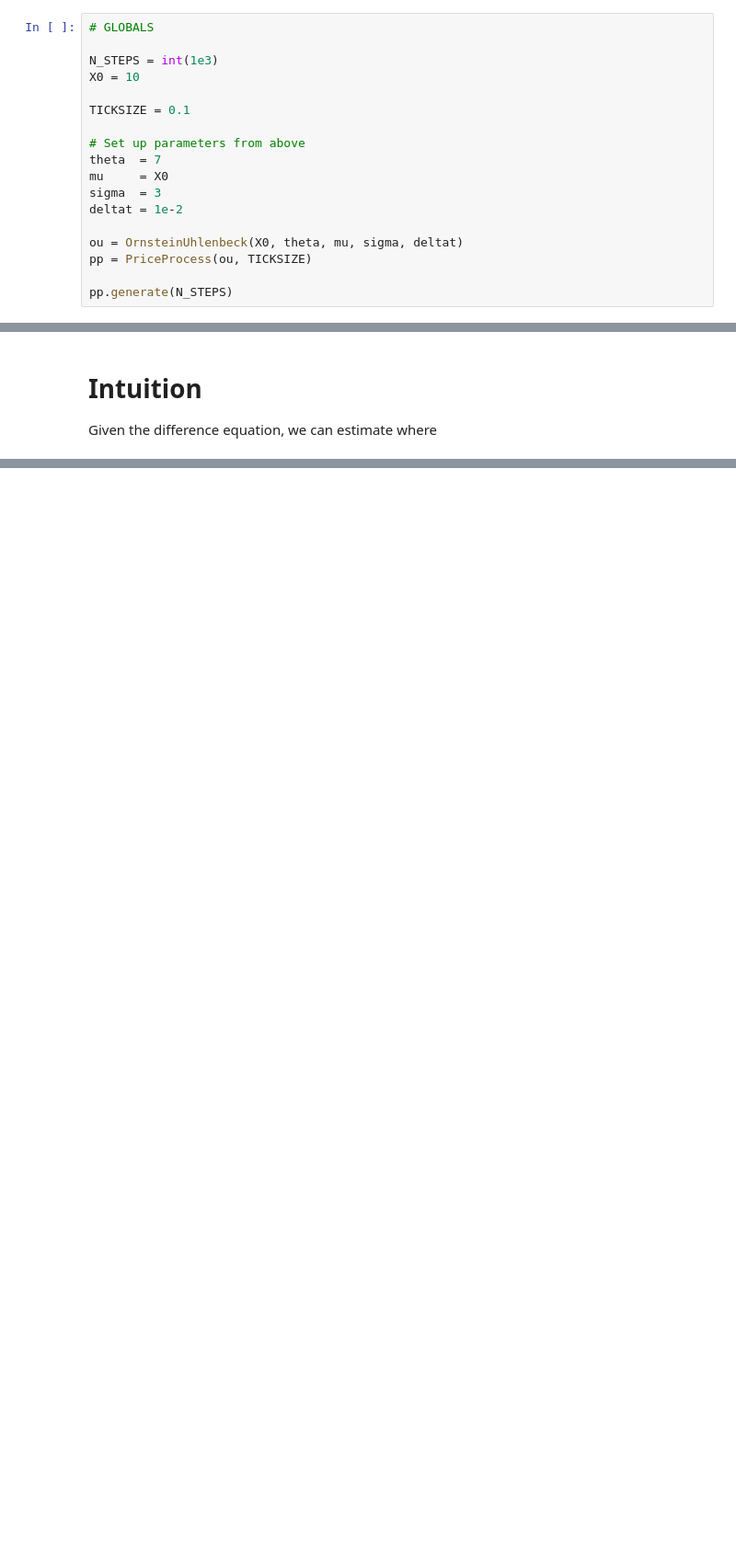
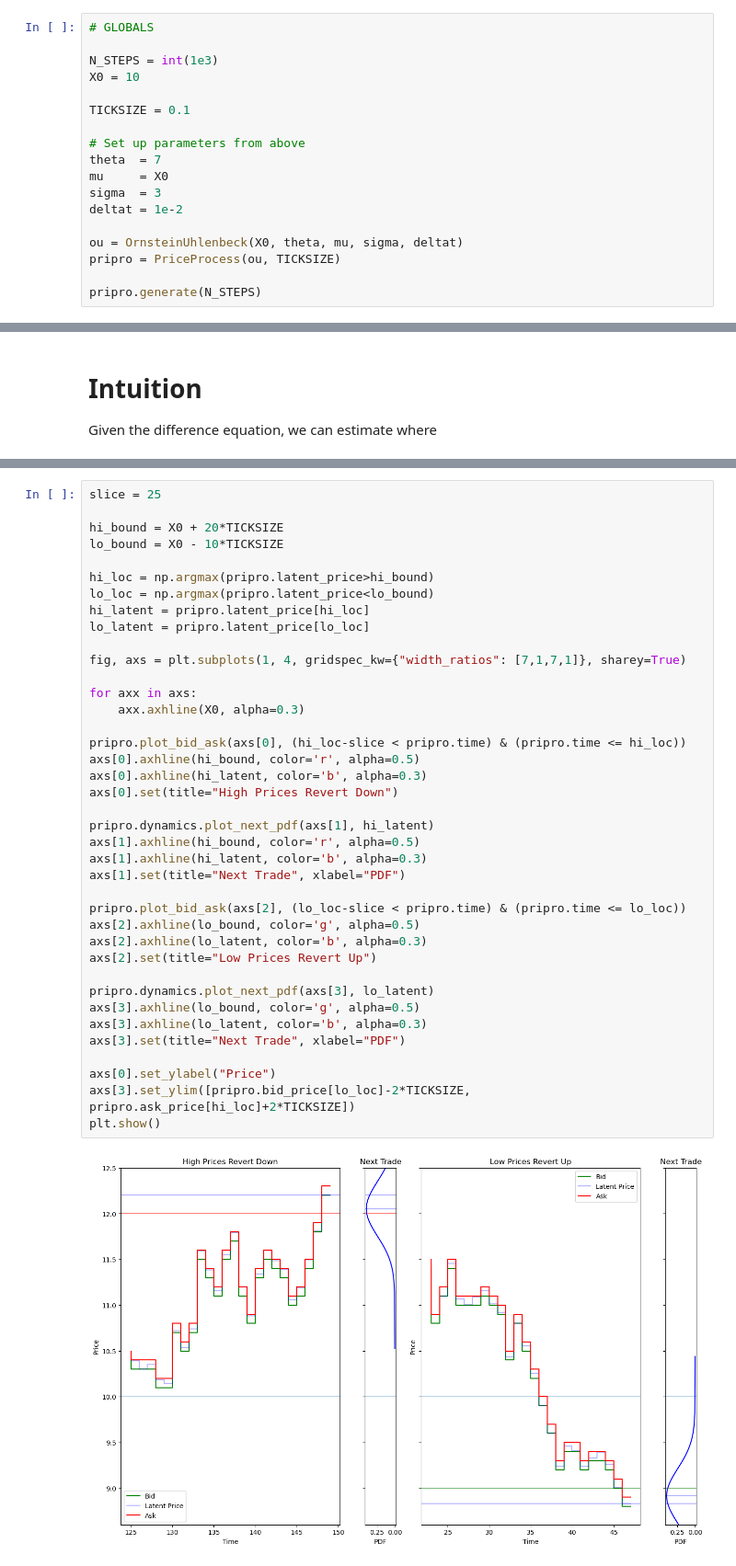
Before and after one commit to philipwlee/oumm, a Jupyter notebook: ou_market_making.ipynb, the cells around one changed output, grey strips where cells are left out. Shown at 92% size. Drawn from its saved outputs; the diff is of its cells as text; blank space fills up the shorter version.

```diff
--- a/ou_market_making.ipynb
+++ b/ou_market_making.ipynb
@@ -37,9 +35,9 @@ sigma  = 3
 deltat = 1e-2
 
 ou = OrnsteinUhlenbeck(X0, theta, mu, sigma, deltat)
-pp = PriceProcess(ou, TICKSIZE)
+pripro = PriceProcess(ou, TICKSIZE)
 
-pp.generate(N_STEPS)
+pripro.generate(N_STEPS)
 # %%
 N_FIRST = 50
 
@@ -157,0 +68,41 @@ array([ 0.   , -0.007, -0.014, -0.021, -0.028, -0.035, -0.042, -0.049,
+# %%
+slice = 25
+
+hi_bound = X0 + 20*TICKSIZE
+lo_bound = X0 - 10*TICKSIZE
+
+hi_loc = np.argmax(pripro.latent_price>hi_bound)
+lo_loc = np.argmax(pripro.latent_price<lo_bound)
+hi_latent = pripro.latent_price[hi_loc]
+lo_latent = pripro.latent_price[lo_loc]
+
+fig, axs = plt.subplots(1, 4, gridspec_kw={"width_ratios": [7,1,7,1]}, sharey=True)
+
+for axx in axs:
+    axx.axhline(X0, alpha=0.3)
+
+pripro.plot_bid_ask(axs[0], (hi_loc-slice < pripro.time) & (pripro.time <= hi_loc))
+axs[0].axhline(hi_bound, color='r', alpha=0.5)
+axs[0].axhline(hi_latent, color='b', alpha=0.3)
+axs[0].set(title="High Prices Revert Down")
+
+pripro.dynamics.plot_next_pdf(axs[1], hi_latent)
+axs[1].axhline(hi_bound, color='r', alpha=0.5)
+axs[1].axhline(hi_latent, color='b', alpha=0.3)
+axs[1].set(title="Next Trade", xlabel="PDF")
+
+pripro.plot_bid_ask(axs[2], (lo_loc-slice < pripro.time) & (pripro.time <= lo_loc))
+axs[2].axhline(lo_bound, color='g', alpha=0.5)
+axs[2].axhline(lo_latent, color='b', alpha=0.3)
+axs[2].set(title="Low Prices Revert Up")
+
+pripro.dynamics.plot_next_pdf(axs[3], lo_latent)
+axs[3].axhline(lo_bound, color='g', alpha=0.5)
+axs[3].axhline(lo_latent, color='b', alpha=0.3)
+axs[3].set(title="Next Trade", xlabel="PDF")
+
+axs[0].set_ylabel("Price")
+axs[3].set_ylim([pripro.bid_price[lo_loc]-2*TICKSIZE, pripro.ask_price[hi_loc]+2*TICKSIZE])
+plt.show()
+# %% [output]
+[figure, added]
```
Also changed, not shown: parts of 11 cells of this notebook, 1 other file.
